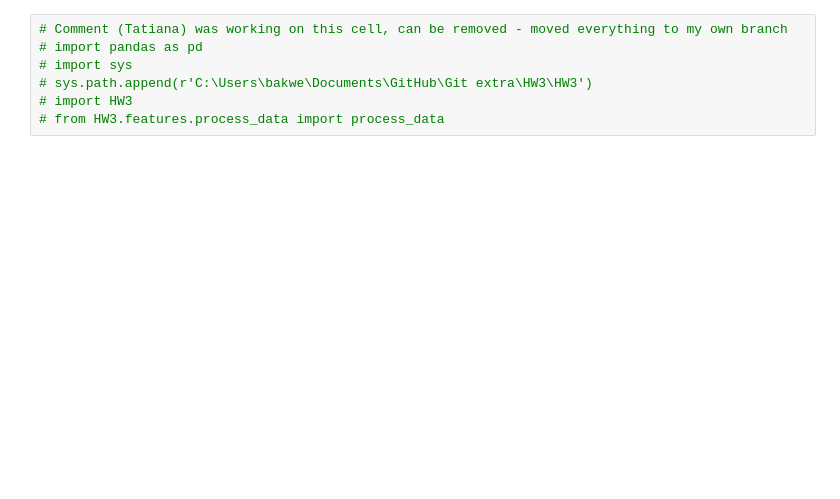
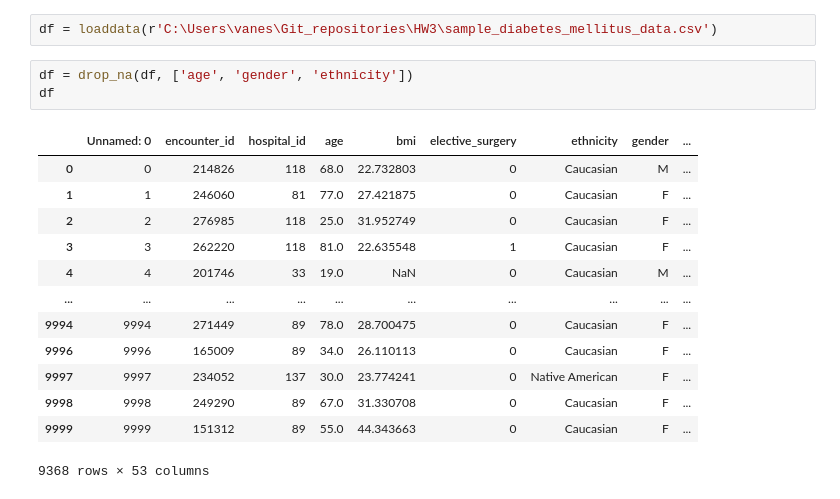
Before and after one commit to TatianaBakwenye/HW3, a Jupyter notebook: HW3/notebook/test_notebook.ipynb, the cells around one changed output. Drawn from its saved outputs; the diff is of its cells as text; blank space fills up the shorter version.

```diff
--- a/HW3/notebook/test_notebook.ipynb
+++ b/HW3/notebook/test_notebook.ipynb
@@ -7,8 +25,20 @@ ModuleNotFoundError: No module named 'HW3'
 # %%
-# Comment (Tatiana) was working on this cell, can be removed - moved everything to my own branch
-# import pandas as pd
-# import sys
-# sys.path.append(r'C:\Users\bakwe\Documents\GitHub\Git extra\HW3\HW3')
-# import HW3
-# from HW3.features.process_data import process_data
+df = loaddata(r'C:\Users\vanes\Git_repositories\HW3\sample_diabetes_mellitus_data.csv')
+# %%
+df = drop_na(df, ['age', 'gender', 'ethnicity'])
+df
+# %% [output]
+|  | Unnamed: 0 | encounter_id | hospital_id | age | bmi | elective_surgery | ethnicity | gender | ... |
+| 0 | 0 | 214826 | 118 | 68.0 | 22.732803 | 0 | Caucasian | M | ... |
+| 1 | 1 | 246060 | 81 | 77.0 | 27.421875 | 0 | Caucasian | F | ... |
+| 2 | 2 | 276985 | 118 | 25.0 | 31.952749 | 0 | Caucasian | F | ... |
+| 3 | 3 | 262220 | 118 | 81.0 | 22.635548 | 1 | Caucasian | F | ... |
+| 4 | 4 | 201746 | 33 | 19.0 | NaN | 0 | Caucasian | M | ... |
+| ... | ... | ... | ... | ... | ... | ... | ... | ... | ... |
+| 9994 | 9994 | 271449 | 89 | 78.0 | 28.700475 | 0 | Caucasian | F | ... |
+| 9996 | 9996 | 165009 | 89 | 34.0 | 26.110113 | 0 | Caucasian | F | ... |
+| 9997 | 9997 | 234052 | 137 | 30.0 | 23.774241 | 0 | Native American | F | ... |
+| 9998 | 9998 | 249290 | 89 | 67.0 | 31.330708 | 0 | Caucasian | F | ... |
+| 9999 | 9999 | 151312 | 89 | 55.0 | 44.343663 | 0 | Caucasian | F | ... |
+9368 rows × 53 columns
 # %%
```
Also changed, not shown: parts of 6 cells of this notebook.
